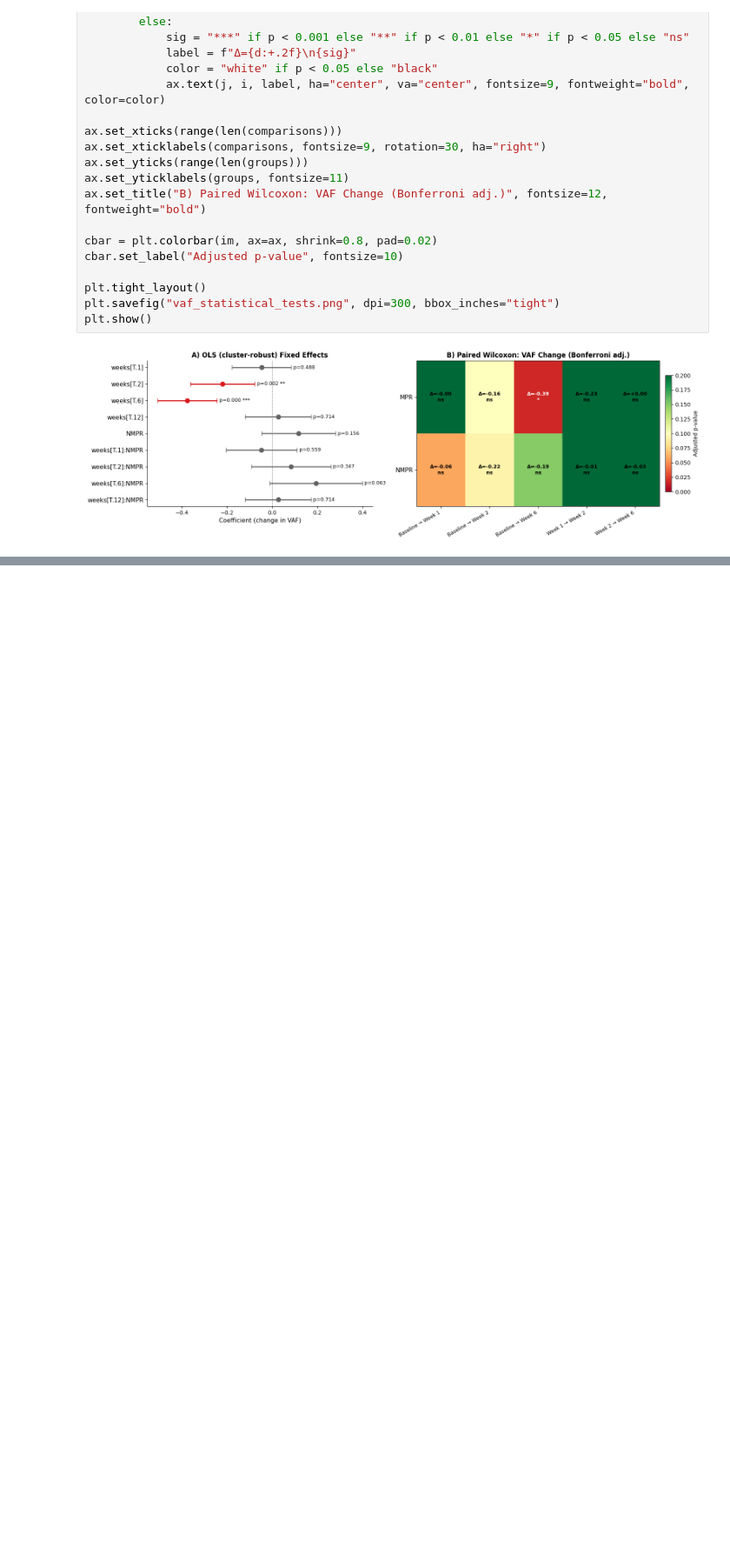
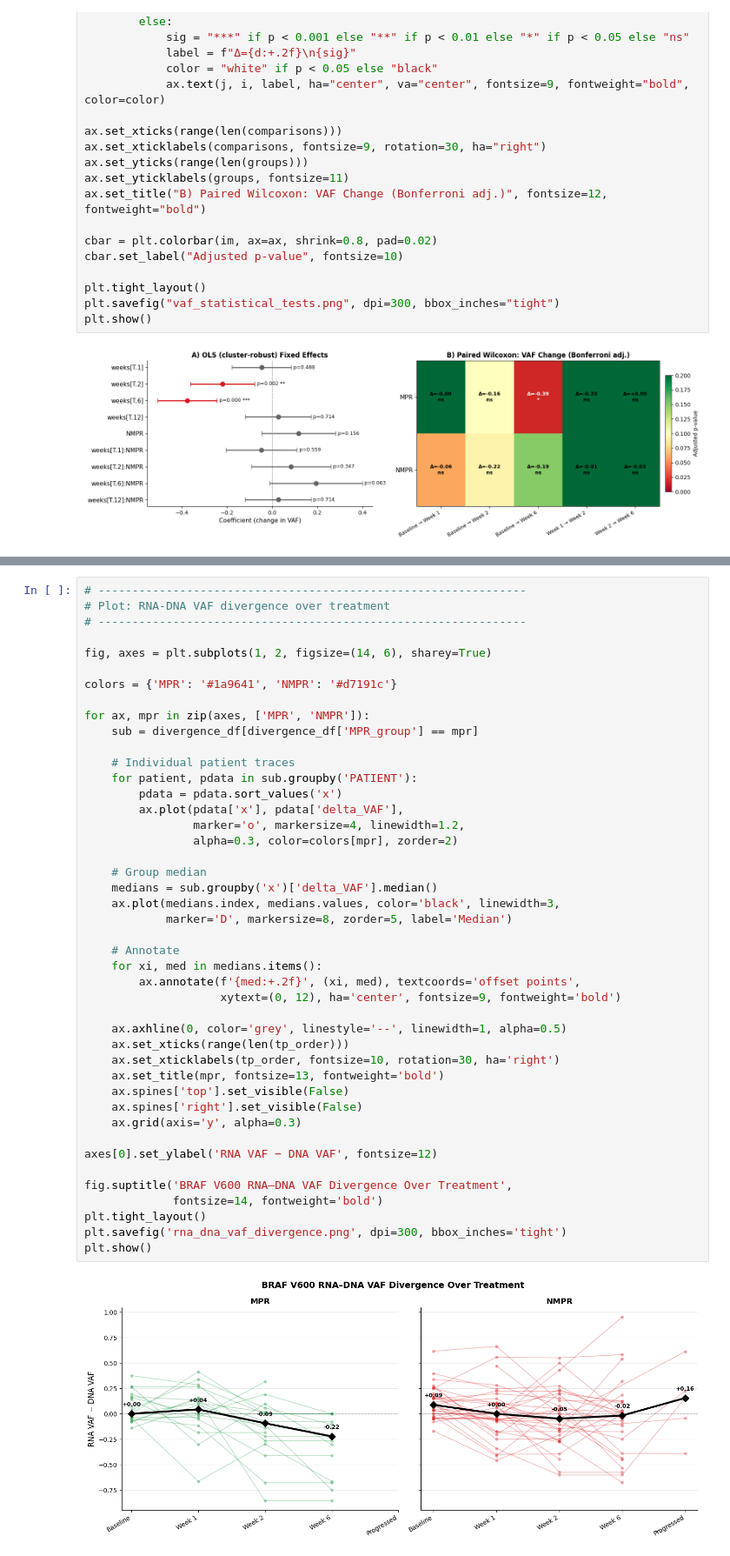
Before and after one commit to JaydenBeckwith/BRAF_analysis, a Jupyter notebook: braf_var_analysis.ipynb, the cells around one changed output, grey strips where cells are left out. Shown at 87% size. Cells and saved outputs as stored; diff of their text form; blank space fills up the shorter version.

```diff
--- a/braf_var_analysis.ipynb
+++ b/braf_var_analysis.ipynb
@@ -1256,0 +1400,46 @@ plt.show()
+# %%
+# ---------------------------------------------------------------
+# Plot: RNA-DNA VAF divergence over treatment
+# ---------------------------------------------------------------
+
+fig, axes = plt.subplots(1, 2, figsize=(14, 6), sharey=True)
+
+colors = {'MPR': '#1a9641', 'NMPR': '#d7191c'}
+
+for ax, mpr in zip(axes, ['MPR', 'NMPR']):
+    sub = divergence_df[divergence_df['MPR_group'] == mpr]
+
+    # Individual patient traces
+    for patient, pdata in sub.groupby('PATIENT'):
+        pdata = pdata.sort_values('x')
+        ax.plot(pdata['x'], pdata['delta_VAF'],
+                marker='o', markersize=4, linewidth=1.2,
+                alpha=0.3, color=colors[mpr], zorder=2)
+
+    # Group median
+    medians = sub.groupby('x')['delta_VAF'].median()
+    ax.plot(medians.index, medians.values, color='black', linewidth=3,
+            marker='D', markersize=8, zorder=5, label='Median')
+
+    # Annotate
+    for xi, med in medians.items():
+        ax.annotate(f'{med:+.2f}', (xi, med), textcoords='offset points',
+                    xytext=(0, 12), ha='center', fontsize=9, fontweight='bold')
+
+    ax.axhline(0, color='grey', linestyle='--', linewidth=1, alpha=0.5)
+    ax.set_xticks(range(len(tp_order)))
+    ax.set_xticklabels(tp_order, fontsize=10, rotation=30, ha='right')
+    ax.set_title(mpr, fontsize=13, fontweight='bold')
+    ax.spines['top'].set_visible(False)
+    ax.spines['right'].set_visible(False)
+    ax.grid(axis='y', alpha=0.3)
+
+axes[0].set_ylabel('RNA VAF − DNA VAF', fontsize=12)
+
+fig.suptitle('BRAF V600 RNA–DNA VAF Divergence Over Treatment',
+             fontsize=14, fontweight='bold')
+plt.tight_layout()
+plt.savefig('rna_dna_vaf_divergence.png', dpi=300, bbox_inches='tight')
+plt.show()
+# %% [output]
+[figure, added]
```
Also changed, not shown: parts of 8 cells of this notebook, 1 other file.
